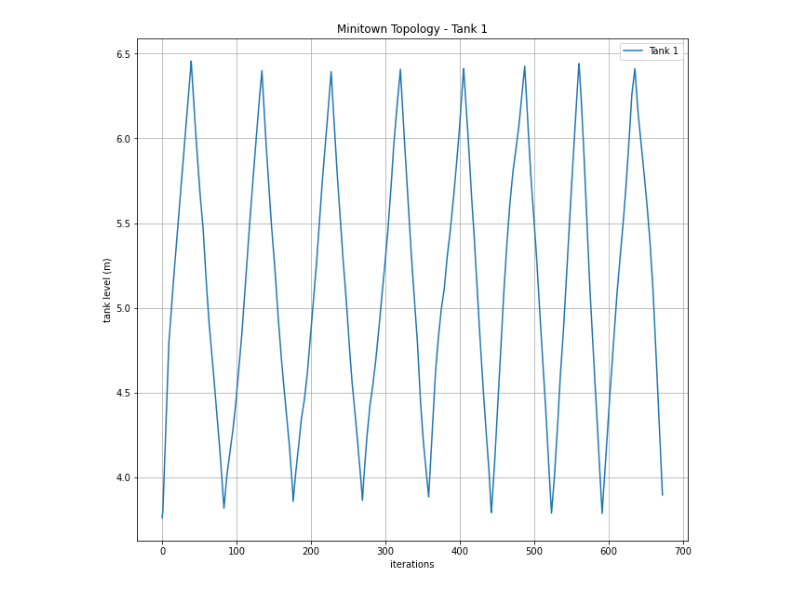
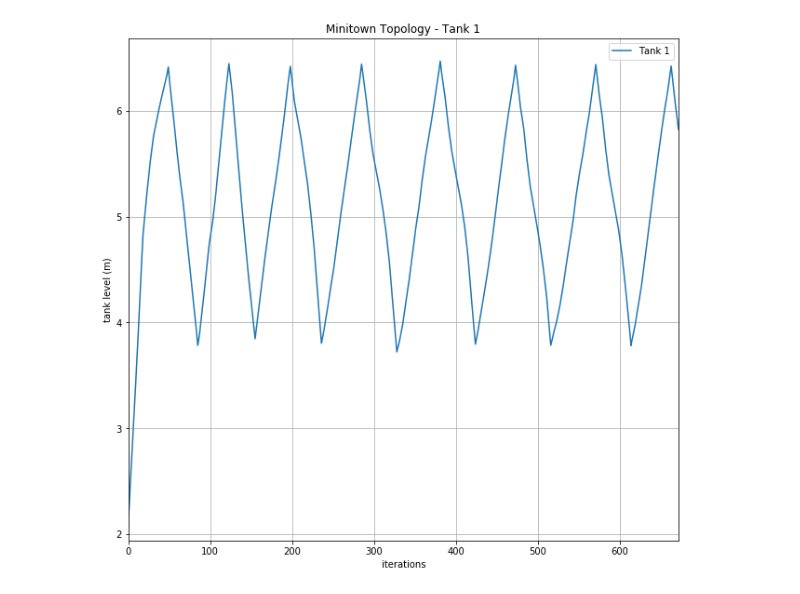
Before and after one commit to Critical-Infrastructure-Systems-Lab/DHALSIM, a Jupyter notebook: ICS_topologies/minitown_topology/Plot_minitown.ipynb, the cells around one changed output. Drawn from its saved outputs; the diff is of its cells as text; code cells hidden in the pictures.

Commit message:
Updated the documentation and minor fixes in Minitown topology
Former-commit-id: 923e268fe084d3d3b084d17409778c7e95d9c6d3

```diff
--- a/ICS_topologies/minitown_topology/Plot_minitown.ipynb
+++ b/ICS_topologies/minitown_topology/Plot_minitown.ipynb
@@ -7,16 +7,16 @@ import csv
 import time
 import pandas as pd
 # %%
-minicps_minitown = pd.read_csv('normal_behavior/week_15/physical_process.csv')
+minicps_minitown = pd.read_csv('week_0/physical_process.csv')
 subplot_hspace = 0.6
 subplot_wspace = 0.1
 dd = plt.subplot(1,2,1)
 minicps_minitown["TANK_LEVEL"].plot(label='Tank 1', ax=dd)
 plt.title("Minitown Topology - Tank 1")
 plt.xlabel('iterations')
 plt.ylabel('tank level (m)')
 plt.legend()
 plt.subplots_adjust(top=2.00, right=3.00, hspace = subplot_hspace, wspace=subplot_wspace)
 plt.grid(True)
 # %% [output]
-[figure, old version]
+[figure, new version]
```
Also changed, not shown: 6 other files.
